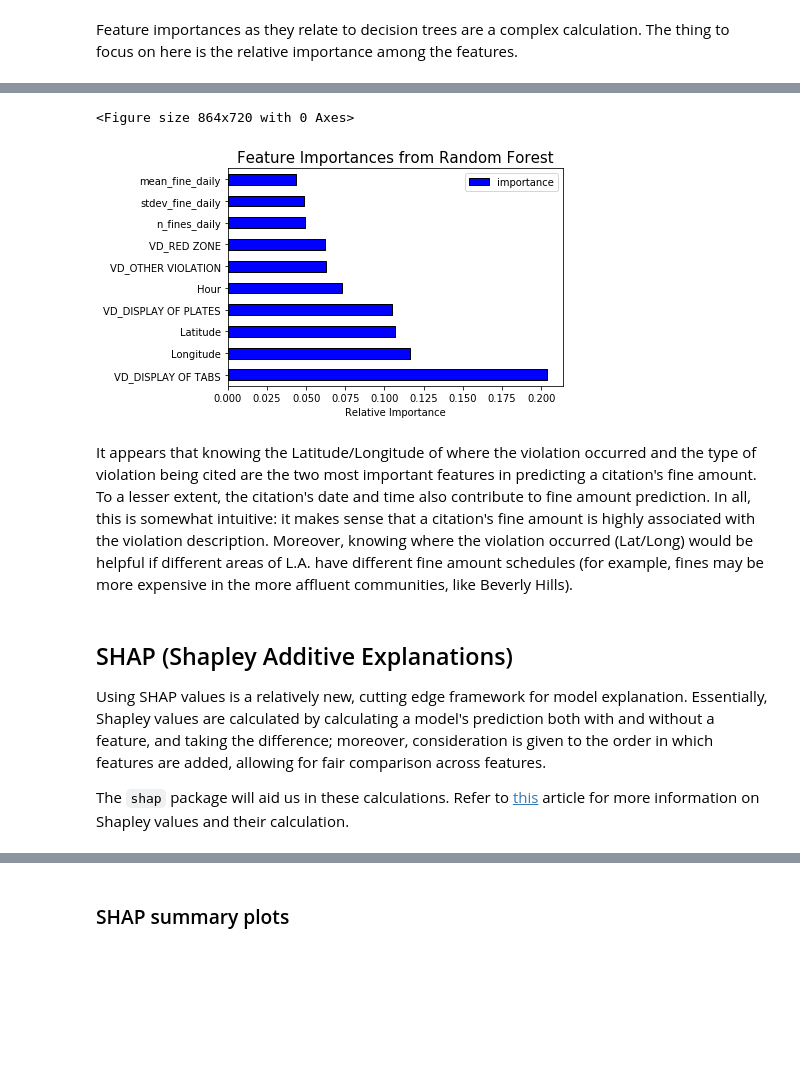
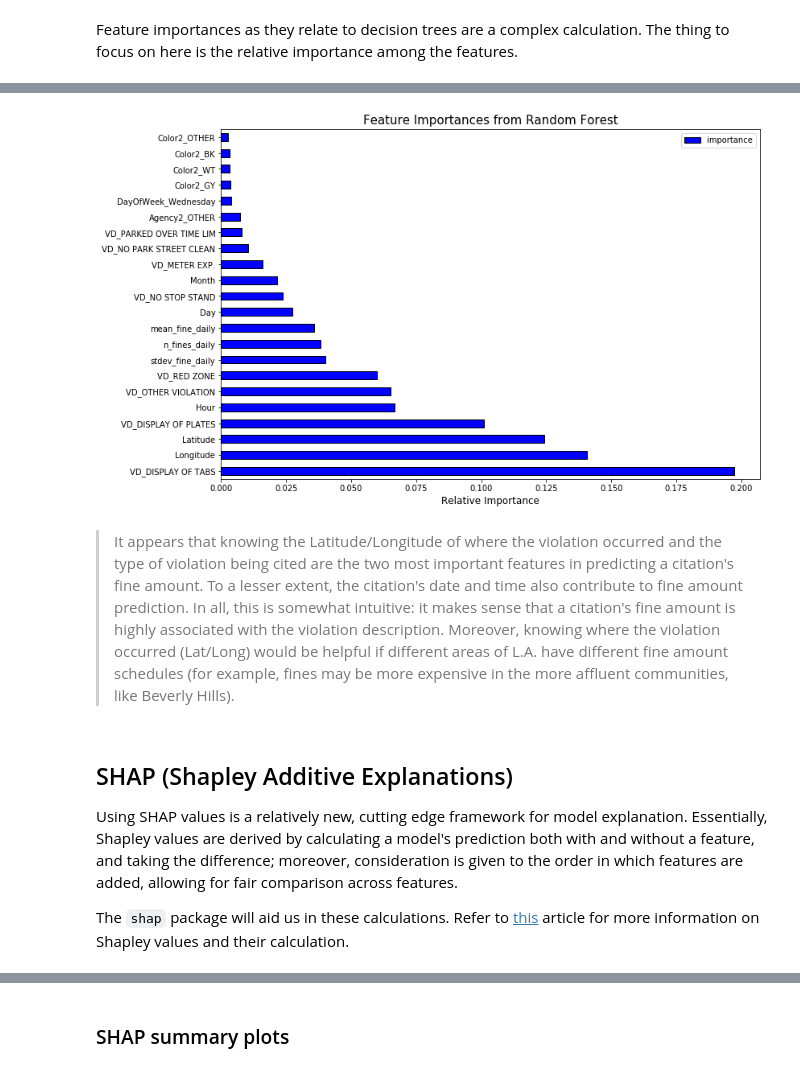
Before and after one commit to rlirey/Portfolio, a Jupyter notebook: Regression/e2e_regression_parkingcitations_2018.ipynb, the cells around one changed output, grey strips where cells are left out. Saved outputs shown, nothing was run; the diff lists cells and outputs as text; code cells hidden in the pictures; blank space fills up the shorter version.

```diff
--- a/Regression/e2e_regression_parkingcitations_2018.ipynb
+++ b/Regression/e2e_regression_parkingcitations_2018.ipynb
@@ -1110,6 +1195,7 @@ Compared to the optimal randomized search model, the decrease in RMSE for the op
 pickle.dump(GS_models, open("./r_pickle/GS_models.pkl","wb"))
 pickle.dump(GS_scores, open("./r_pickle/GS_scores.pkl","wb"))
 # %%
+results_GS = pickle.load(open("./r_pickle/results_GS.pkl","rb"))
 GS_models = pickle.load(open("./r_pickle/GS_models.pkl","rb"))
 GS_scores = pickle.load(open("./r_pickle/GS_scores.pkl","rb"))
 # %% [markdown]
@@ -1118,7 +1206,7 @@ We have since completely withheld our testing data (X_test and y_test) from any
 # %% [markdown]
 ## Model Predictions
 # %%
-test_model = GS_models["RandomForest"]
+test_model = RS_models["RandomForest"]
 test_model.fit(X_train, y_train)
 
 test_predictions = test_model.predict(X_test)
@@ -1438,6 +1529,7 @@ pickle.dump(RS_models, open("./r_pickle/fr_RS_models.pkl","wb"))
 pickle.dump(RS_scores, open("./r_pickle/fr_RS_scores.pkl","wb"))
 # %%
 # Read serialized fr_RS models and scores
+fr_results_RS = pickle.load(open("./r_pickle/fr_results_RS.pkl","rb"))
 fr_RS_models = pickle.load(open("./r_pickle/fr_RS_models.pkl","rb"))
 fr_RS_scores = pickle.load(open("./r_pickle/fr_RS_scores.pkl","rb"))
 # %% [markdown]
@@ -1562,6 +1655,7 @@ pickle.dump(fr_GS_models, open("./r_pickle/fr_GS_models.pkl","wb"))
 pickle.dump(fr_GS_scores, open("./r_pickle/fr_GS_scores.pkl","wb"))
 # %%
 # Read serialized fr_GS models and scores
+fr_results_GS = pickle.load(open("./r_pickle/fr_results_GS.pkl","rb"))
 fr_GS_models = pickle.load(open("./r_pickle/fr_GS_models.pkl","rb"))
 fr_GS_scores = pickle.load(open("./r_pickle/fr_GS_scores.pkl","rb"))
 # %% [markdown]
@@ -1643,20 +1745,19 @@ feature_results.head(10)
 # %%
-plt.figure(figsize = (12, 10))
+
 
 # Plot the 10 most important features in a horizontal bar chart
-feature_results.loc[:9, :].plot(x = 'feature', y = 'importance', edgecolor = 'k', kind='barh', color = 'blue');
-plt.xlabel('Relative Importance', size = 10);
-plt.ylabel('');
+feature_results.loc[:, :].plot(x = 'feature', y = 'importance', edgecolor = 'k', kind='barh', color = 'blue', figsize = (12, 8));
+plt.xlabel('Relative Importance', size = 12);
+plt.ylabel('', size = 6);
 plt.title('Feature Importances from Random Forest', size = 15);
 # %% [output]
-<Figure size 864x720 with 0 Axes>
-[figure, old version]
+[figure, new version]
 # %% [markdown]
-It appears that knowing the Latitude/Longitude of where the violation occurred and the type of violation being cited are the two most important features in predicting a citation's fine amount. To a lesser extent, the citation's date and time also contribute to fine amount prediction. In all, this is somewhat intuitive: it makes sense that a citation's fine amount is highly associated with the violation description. Moreover, knowing where the violation occurred (Lat/Long) would be helpful if different areas of L.A. have different fine amount schedules (for example, fines may be more expensive in the more affluent communities, like Beverly Hills).
+>It appears that knowing the Latitude/Longitude of where the violation occurred and the type of violation being cited are the two most important features in predicting a citation's fine amount. To a lesser extent, the citation's date and time also contribute to fine amount prediction. In all, this is somewhat intuitive: it makes sense that a citation's fine amount is highly associated with the violation description. Moreover, knowing where the violation occurred (Lat/Long) would be helpful if different areas of L.A. have different fine amount schedules (for example, fines may be more expensive in the more affluent communities, like Beverly Hills).
 # %% [markdown]
 ## SHAP (Shapley Additive Explanations)
 
-Using SHAP values is a relatively new, cutting edge framework for model explanation. Essentially, Shapley values are calculated by calculating a model's prediction both with and without a feature, and taking the difference; moreover, consideration is given to the order in which features are added, allowing for fair comparison across features.
+Using SHAP values is a relatively new, cutting edge framework for model explanation. Essentially, Shapley values are derived by calculating a model's prediction both with and without a feature, and taking the difference; moreover, consideration is given to the order in which features are added, allowing for fair comparison across features.
 
 The `shap` package will aid us in these calculations. Refer to [this](https://medium.com/@gabrieltseng/interpreting-complex-models-with-shap-values-1c187db6ec83) article for more information on Shapley values and their calculation.
 # %%
```
Also changed, not shown: parts of 109 cells of this notebook.
